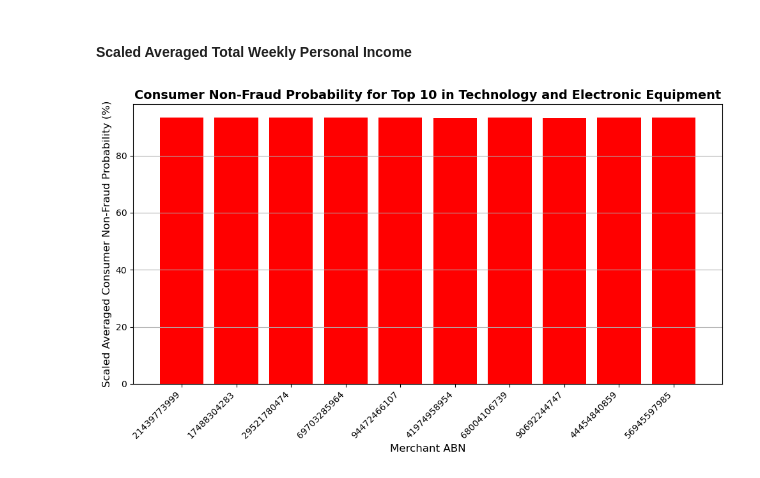
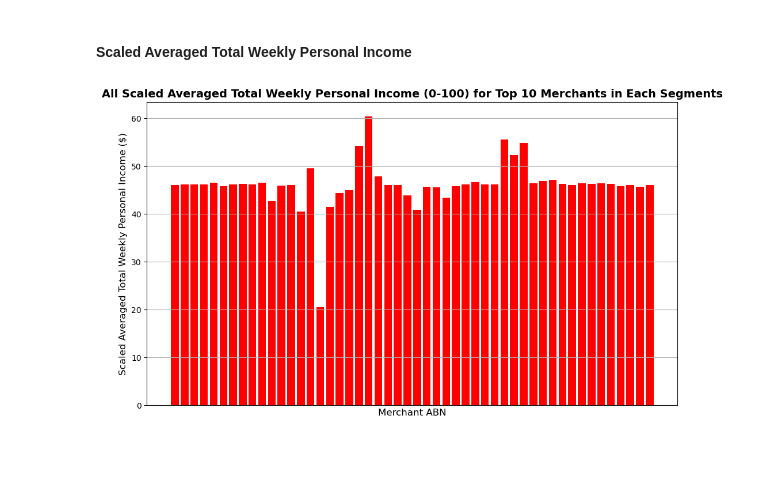
Before and after one commit to MAST30034-AppliedDataScience/project-2-group-buy-now-pay-later-industry-project-28, a Jupyter notebook: notebooks/09_Ranking.ipynb, the cells around one changed output. Cells and saved outputs as stored; diff of their text form; code cells hidden in the pictures; blank space fills up the shorter version.

```diff
--- a/notebooks/09_Ranking.ipynb
+++ b/notebooks/09_Ranking.ipynb
@@ -1071,3 +1061,11 @@ filtered_merchants_pd = filtered_merchants.toPandas()
+# %%
+# Convert the PySpark DataFrame to a Pandas DataFrame and cast merchant_abn to string
+df = combined_top_10_merchants.select(
+    F.col("merchant_abn").cast("string"),  # Convert merchant_abn to string for plotting
+    "scaled_avg_merchant_not_fraud_probability",
+    "scaled_avg_consumer_not_fraud_probability",
+    "scaled_avg_tot_prsnl_inc_weekly"
+).toPandas()
 # %% [markdown]
 #### Scaled Merchant Non-Fraud Probability
 # %%
@@ -1117,23 +1105,18 @@ plt.show()
 # %% [markdown]
 #### Scaled Averaged Total Weekly Personal Income
 # %%
-# Convert the 'merchant_abn' column to string to prevent scientific notation
-filtered_merchants_pd['merchant_abn'] = filtered_merchants_pd['merchant_abn'].astype(str)
-
-# Plot 1: Scaled Averaged Merchant Non-Fraud Probability
 plt.figure(figsize=(10, 6))
-plt.bar(filtered_merchants_pd['merchant_abn'],
-        filtered_merchants_pd['scaled_avg_consumer_not_fraud_probability'], color='r')
-plt.title("Consumer Non-Fraud Probability for Top 10 in Technology and Electronic Equipment",
+plt.bar(df['merchant_abn'], df['scaled_avg_tot_prsnl_inc_weekly'], color='r')
+plt.title("All Scaled Averaged Total Weekly Personal Income (0-100) for Top 10 Merchants in Each Segments",
           fontsize=14, weight="bold")
 plt.xlabel("Merchant ABN", fontsize=12)
-plt.ylabel("Scaled Averaged Consumer Non-Fraud Probability (%)", fontsize=12)
-plt.xticks(rotation=45, ha="right")  # Rotate x-axis labels for readability
+plt.ylabel("Scaled Averaged Total Weekly Personal Income ($)", fontsize=12)
+plt.xticks([], [])  # Hide the x-axis tick labels but keep the x-axis label
 plt.grid(True, axis='y')
 plt.tight_layout()
 
-# Save and display the plot
-plt.savefig('../plots/top10_avg_tot_prsnl_income_seg5.png', dpi=300, bbox_inches='tight')
+# save and display the plot
+plt.savefig('../plots/top10_avg_tot_prsnl_income.png', dpi=300, bbox_inches='tight')
 plt.show()
 # %% [output]
-[figure, old version]
+[figure, new version]
```
Also changed, not shown: parts of 14 cells of this notebook, 8 other files.
